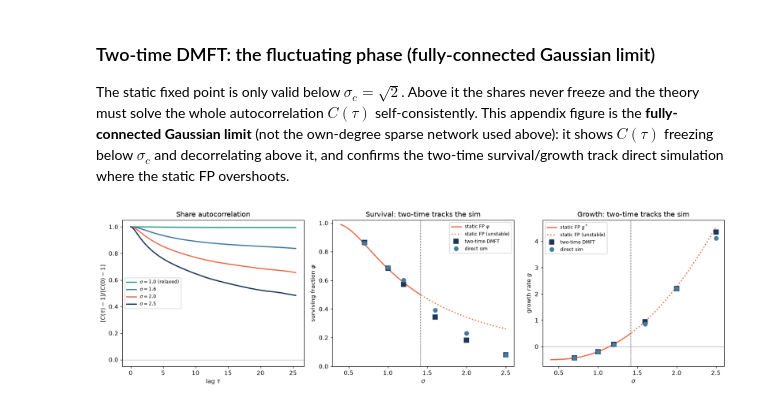
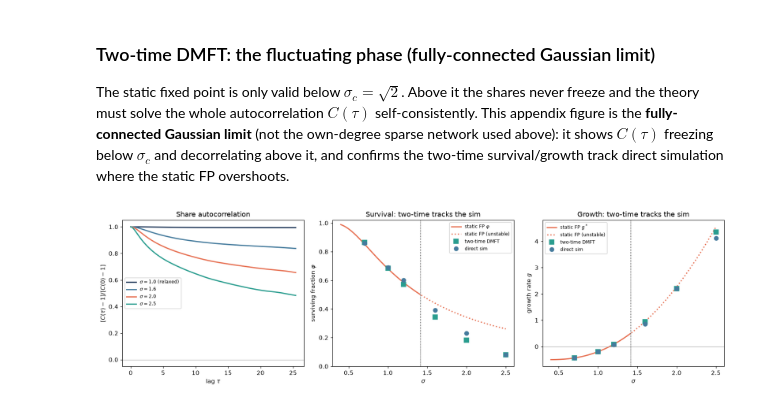
Before and after one commit to NotLudovico/dynamical-model-for-economics, a Jupyter notebook: story.ipynb, the cells around one changed output. Saved outputs shown, nothing was run; the diff lists cells and outputs as text; code cells hidden in the pictures.

```diff
--- a/story.ipynb
+++ b/story.ipynb
@@ -9,7 +9,7 @@ from cycler import cycler
 
 # --- one palette for the whole notebook -------------------------------------
 PALETTE = {"navy": "#1d3557", "blue": "#457b9d", "coral": "#e76f51", "teal": "#2a9d8f"}
-MODEL      = PALETTE["navy"]     # primary model series / C0
+MODEL      = PALETTE["teal"]     # primary model series / C0
 EMPIRICAL  = PALETTE["coral"]    # fits and empirical reference
 REFERENCE  = "black"             # analytic / null distribution lines (dashed/dotted)
 NEUTRAL    = "0.6"               # scatter clouds, floors, grids
@@ -17,8 +17,8 @@ REGIME     = ["#e8e8e8", PALETTE["blue"], PALETTE["coral"], PALETTE["navy"]]  #
 
 plt.rcParams.update({
     "figure.dpi": 110,
-    "axes.prop_cycle": cycler(color=[PALETTE["navy"], PALETTE["blue"],
-                                     PALETTE["coral"], PALETTE["teal"]]),
+    "axes.prop_cycle": cycler(color=[PALETTE["teal"], PALETTE["blue"],
+                                     PALETTE["coral"], PALETTE["navy"]]),
 })
 
 import pathlib
@@ -280,7 +280,7 @@ fig, ax = plt.subplots(1, 3, figsize=(15, 4.5))
 
 # ---- D1: rescaled-volatility collapse + thin tail ----
 r, grp = d["d1_r"], d["d1_group"]
-for k, nm, col in ((0, "small $S$", PALETTE["navy"]), (1, "mid", PALETTE["blue"]), (2, "large $S$", PALETTE["coral"])):
+for k, nm, col in ((0, "small $S$", PALETTE["teal"]), (1, "mid", PALETTE["blue"]), (2, "large $S$", PALETTE["coral"])):
     rk = r[grp == k]
     h, e = np.histogram(rk, bins=50, range=(0, 5), density=True); m = h > 0
     ax[0].semilogy(0.5 * (e[:-1] + e[1:])[m], h[m], color=col, lw=1.4, label=nm)
@@ -289,7 +289,7 @@ ax[0].set(xlabel=r"$\sigma_i/\bar\sigma(S)$", ylabel="PDF",
 ax[0].legend(fontsize=8)
 
 # ---- D2: q-dependent moment scaling ----
-for q, col in zip((1, 2, 3, 4), (PALETTE["navy"], PALETTE["blue"], PALETTE["coral"], PALETTE["teal"])):
+for q, col in zip((1, 2, 3, 4), (PALETTE["teal"], PALETTE["blue"], PALETTE["coral"], PALETTE["navy"])):
     ax[1].loglog(d["d2_S"], d["d2_M"][q - 1], "o-", ms=4, color=col,
                  label=f"$q={q}$  ($c={cq[q-1]:.2f}$)")
 ax[1].set(xlabel=r"$\bar S$", ylabel=r"$E[\sigma^q\,|\,S]$",
@@ -298,7 +298,7 @@ ax[1].legend(fontsize=8)
 
 # ---- D3: un-mixed growth stays fat AND fattens with size ----
 xx = np.linspace(-8, 8, 300)
-for nm, key, col in (("small $S$", "ghat_small", PALETTE["navy"]), ("mid", "ghat_mid", PALETTE["blue"]),
+for nm, key, col in (("small $S$", "ghat_small", PALETTE["teal"]), ("mid", "ghat_mid", PALETTE["blue"]),
                      ("large $S$", "ghat_large", PALETTE["coral"])):
     h, e = np.histogram(d[key], bins=70, range=(-8, 8), density=True); m = h > 0
     ax[2].semilogy(0.5 * (e[:-1] + e[1:])[m], h[m], color=col, lw=1.3, label=nm)
@@ -646,36 +646,36 @@ idx = {s: i for i, s in enumerate(sig_2t)}
 fig, ax = plt.subplots(1, 3, figsize=(15, 4.4))
 
 # left: connected autocorrelation, four sigmas across the transition
-cyc = [PALETTE["teal"], PALETTE["blue"], PALETTE["coral"], PALETTE["navy"]]
+cyc = [PALETTE["navy"], PALETTE["blue"], PALETTE["coral"], PALETTE["teal"]]
 for s, col in zip([1.0, 1.6, 2.0, 2.5], cyc):
     r = d2["Ctau"][idx[s]]; tau = np.arange(len(r)) * float(d2["dt"][idx[s]])
     conn = (r - 1.0) / (r[0] - 1.0)
     ax[0].plot(tau, conn, color=col, lw=2, label=fr"$\sigma={s}$" + (" (relaxed)" if s < sc else ""))
 ax[0].axhline(0, color=NEUTRAL, lw=0.6)
 ax[0].set(xlabel=r"lag $\tau$", ylabel=r"$[C(\tau)-1]/[C(0)-1]$",
           title="Share autocorrelation", ylim=(-0.05, 1.05)); ax[0].legend(fontsize=8)
 
 # centre: survival, two-time vs sim vs static FP
 sg = np.linspace(0.4, 2.5, 120)
 phi_stat = np.array([solve_fixed_point(0.5, float(s))["phi"] for s in sg])
 ax[1].plot(sg[sg < sc], phi_stat[sg < sc], color=EMPIRICAL, lw=2, label=r"static FP $\varphi$")
 ax[1].plot(sg[sg >= sc], phi_stat[sg >= sc], color=EMPIRICAL, lw=2, ls=":", label="static FP (unstable)")
-ax[1].plot(sig_2t, d2["surv"], "s", color=PALETTE["navy"], ms=8, label="two-time DMFT")
+ax[1].plot(sig_2t, d2["surv"], "s", color=PALETTE["teal"], ms=8, label="two-time DMFT")
 ss = [s for s in sig_2t if s in sim]
 ax[1].plot(ss, [sim[s][1] for s in ss], "o", color=PALETTE["blue"], ms=7, label="direct sim")
 ax[1].axvline(sc, color=REFERENCE, ls=":", lw=1)
 ax[1].set(xlabel=r"$\sigma$", ylabel=r"surviving fraction $\varphi$",
           title="Survival: two-time tracks the sim", ylim=(0, 1.02)); ax[1].legend(fontsize=8)
 
 # right: growth rate
 g_stat = np.array([solve_fixed_point(0.5, float(s))["gstar"] for s in sg])
 ax[2].plot(sg[sg < sc], g_stat[sg < sc], color=EMPIRICAL, lw=2, label=r"static FP $g^*$")
 ax[2].plot(sg[sg >= sc], g_stat[sg >= sc], color=EMPIRICAL, lw=2, ls=":", label="static FP (unstable)")
-ax[2].plot(sig_2t, d2["g_eff"], "s", color=PALETTE["navy"], ms=8, label="two-time DMFT")
+ax[2].plot(sig_2t, d2["g_eff"], "s", color=PALETTE["teal"], ms=8, label="two-time DMFT")
 ax[2].plot(ss, [sim[s][0] for s in ss], "o", color=PALETTE["blue"], ms=7, label="direct sim")
 ax[2].axvline(sc, color=REFERENCE, ls=":", lw=1); ax[2].axhline(0, color=NEUTRAL, lw=0.6)
 ax[2].set(xlabel=r"$\sigma$", ylabel=r"growth rate $g$",
           title="Growth: two-time tracks the sim"); ax[2].legend(fontsize=8, loc="upper left")
 plt.tight_layout(); plt.show()
 # %% [output]
-[figure, old version]
+[figure, new version]
```
Also changed, not shown: parts of 6 cells of this notebook.
